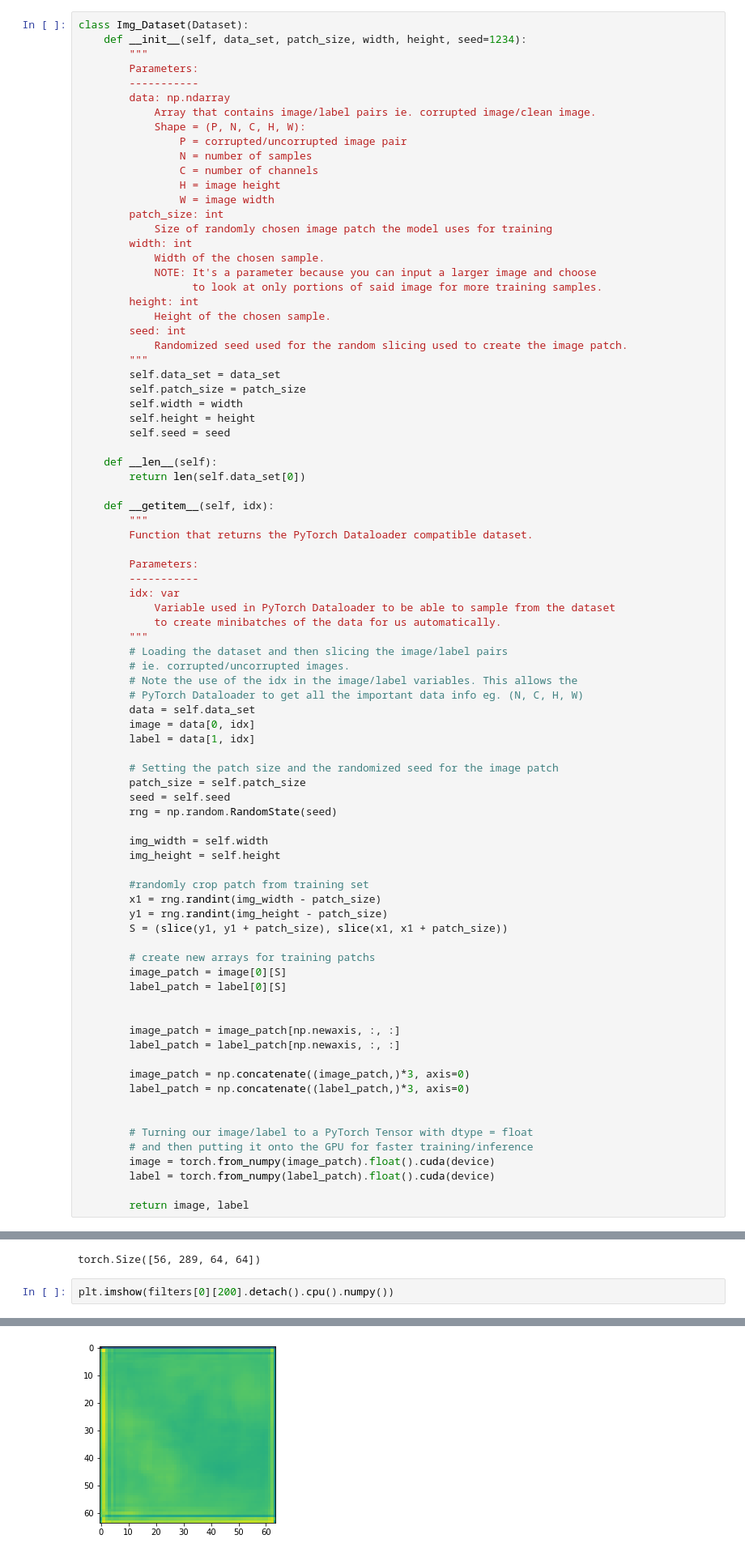
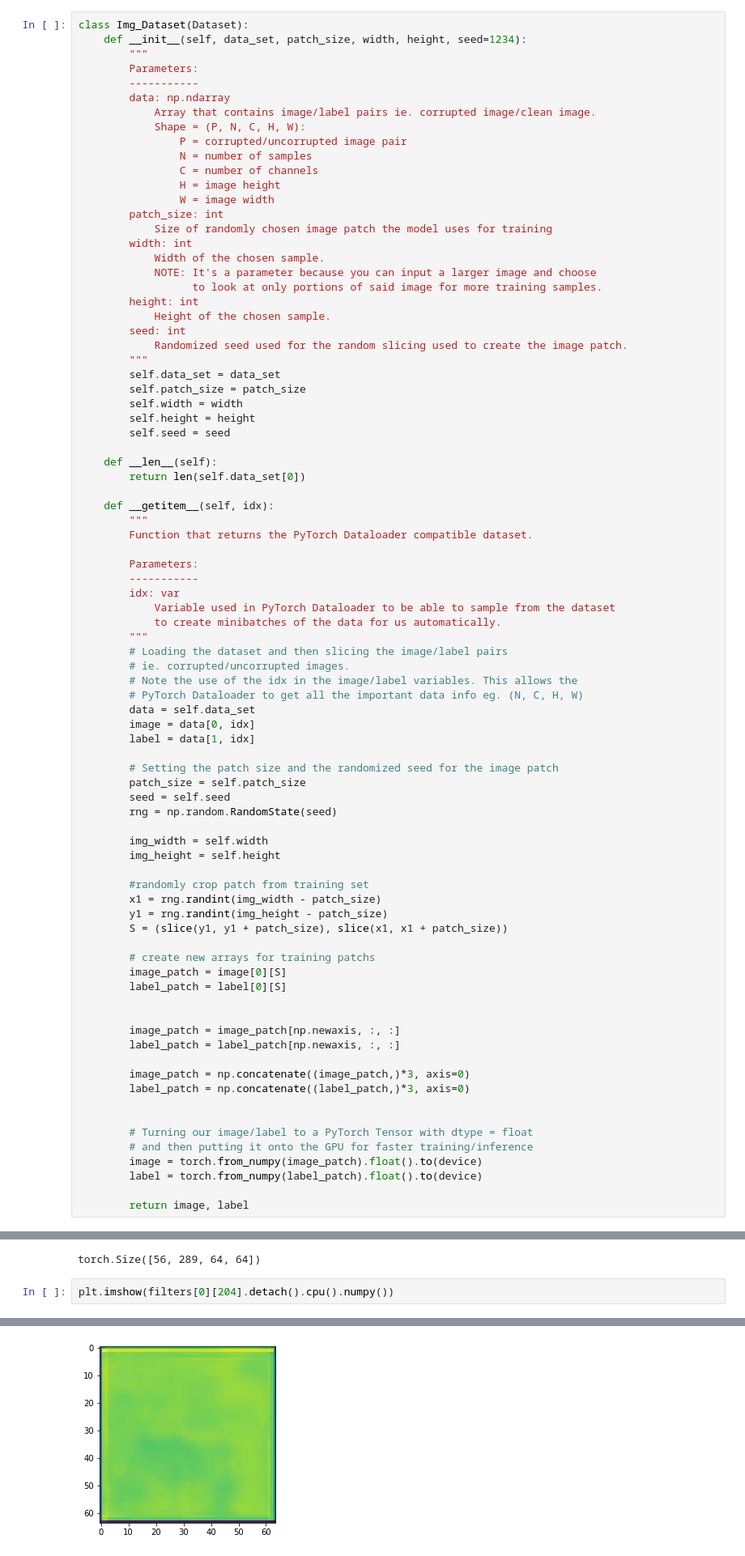
Before and after one commit to MatthewDowicz/DESI_DN, a Jupyter notebook: PFF_train.ipynb, the cells around one changed output, grey strips where cells are left out. Shown at 81% size. Drawn from its saved outputs; the diff is of its cells as text.

```diff
--- a/PFF_train.ipynb
+++ b/PFF_train.ipynb
@@ -159,8 +161,8 @@ class Img_Dataset(Dataset):
 
         # Turning our image/label to a PyTorch Tensor with dtype = float
         # and then putting it onto the GPU for faster training/inference
-        image = torch.from_numpy(image_patch).float().cuda(device)
-        label = torch.from_numpy(label_patch).float().cuda(device)
+        image = torch.from_numpy(image_patch).float().to(device)
+        label = torch.from_numpy(label_patch).float().to(device)
 
         return image, label
 # %%
@@ -785,7 +787,7 @@ filters.shape # what the actual fuck is this shape?
 # %% [output]
 torch.Size([56, 289, 64, 64])
 # %%
-plt.imshow(filters[0][200].detach().cpu().numpy())
+plt.imshow(filters[0][204].detach().cpu().numpy())
 # %% [output]
 <matplotlib.image.AxesImage at 0x...>
-[figure, old version]
+[figure, new version]
```
Also changed, not shown: parts of 8 cells of this notebook, 3 other files.
